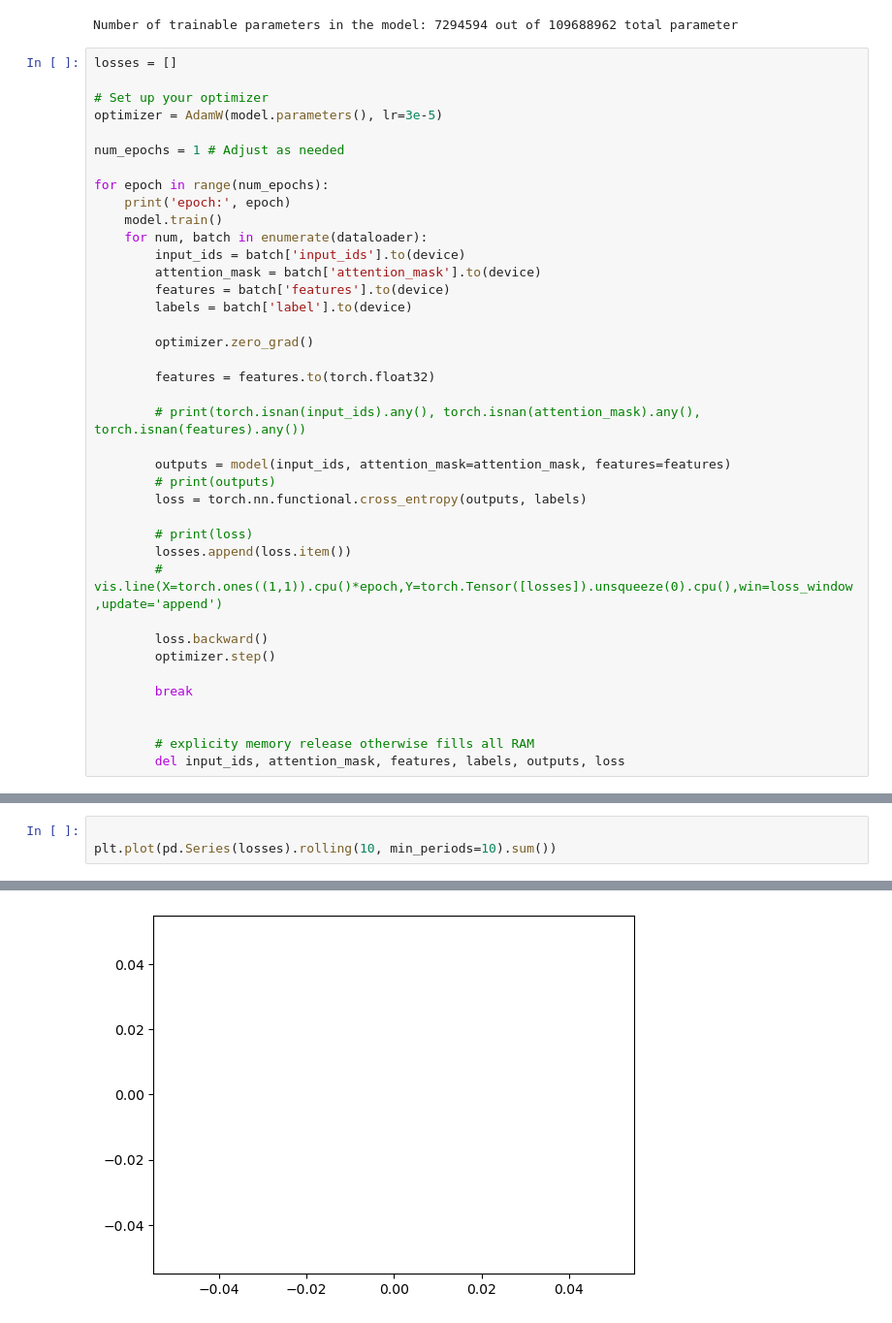
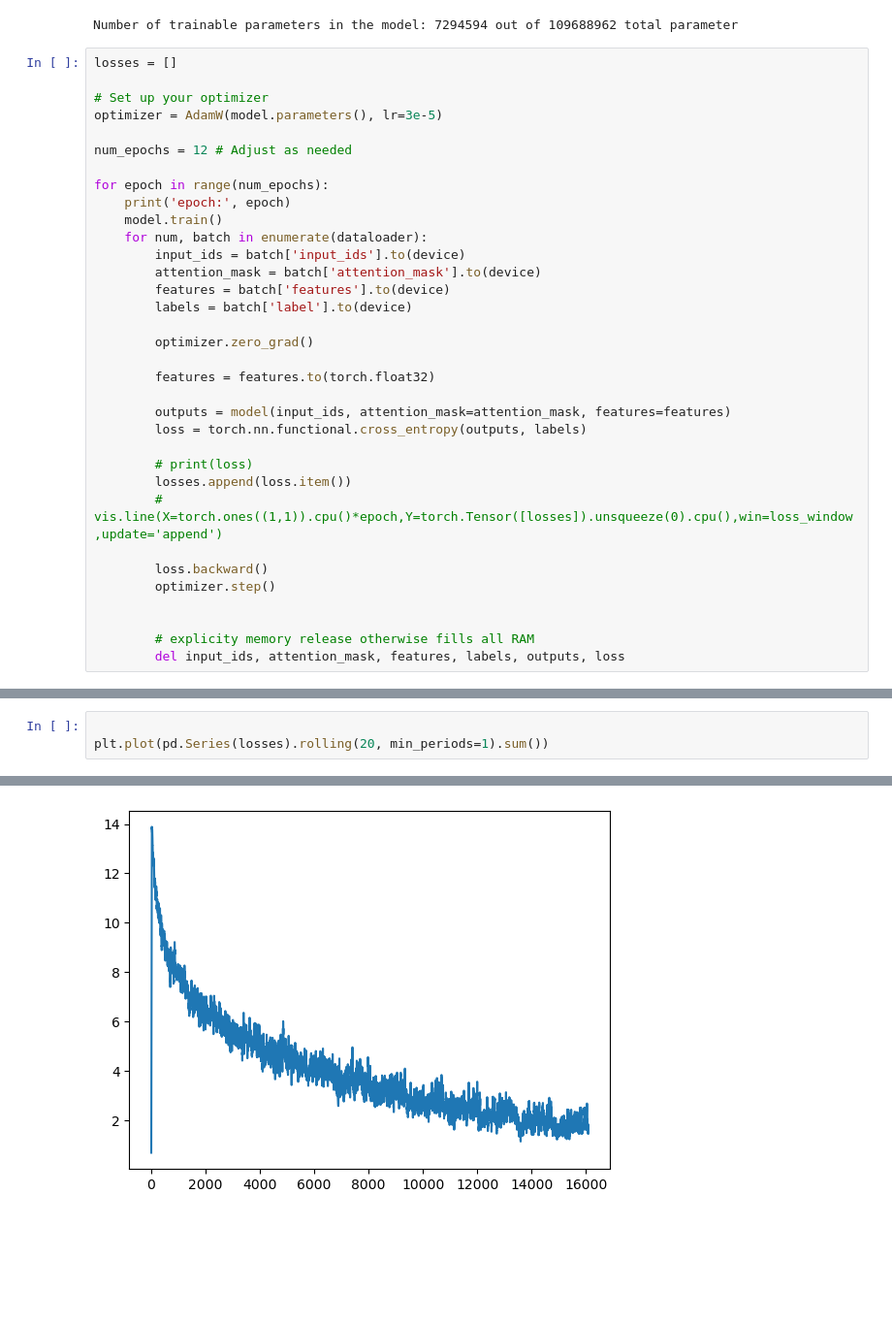
Before and after one commit to CS-433/ml-project-2-svm, a Jupyter notebook: main_test.ipynb, the cells around one changed output, grey strips where cells are left out. Shown at 97% size. Saved outputs shown, nothing was run; the diff lists cells and outputs as text; blank space fills up the shorter version.

```diff
--- a/main_test.ipynb
+++ b/main_test.ipynb
@@ -860,7 +860,7 @@ losses = []
 # Set up your optimizer
 optimizer = AdamW(model.parameters(), lr=3e-5)
 
-num_epochs = 1 # Adjust as needed
+num_epochs = 12 # Adjust as needed
 
 for epoch in range(num_epochs):
     print('epoch:', epoch)
@@ -875,10 +875,7 @@ for epoch in range(num_epochs):
 
         features = features.to(torch.float32)
 
-        # print(torch.isnan(input_ids).any(), torch.isnan(attention_mask).any(), torch.isnan(features).any())
-
         outputs = model(input_ids, attention_mask=attention_mask, features=features)
-        # print(outputs)
         loss = torch.nn.functional.cross_entropy(outputs, labels)
 
         # print(loss)
@@ -888,8 +885,6 @@ for epoch in range(num_epochs):
         loss.backward()
         optimizer.step()
 
-        break
-
 
         # explicity memory release otherwise fills all RAM
         del input_ids, attention_mask, features, labels, outputs, loss
@@ -898,7 +904,7 @@ epoch: 0
 # %%
 
-plt.plot(pd.Series(losses).rolling(10, min_periods=10).sum())
+plt.plot(pd.Series(losses).rolling(20, min_periods=1).sum())
 # %% [output]
 [<matplotlib.lines.Line2D at 0x...>]
-[figure, old version]
+[figure, new version]
 # %%
```
Also changed, not shown: parts of 11 cells of this notebook.
